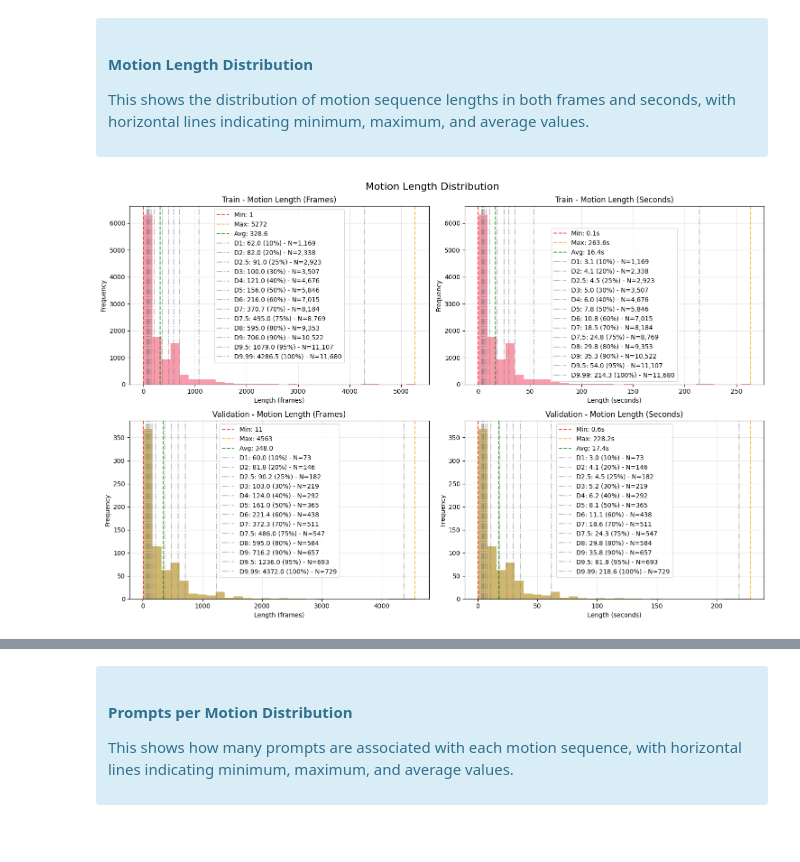
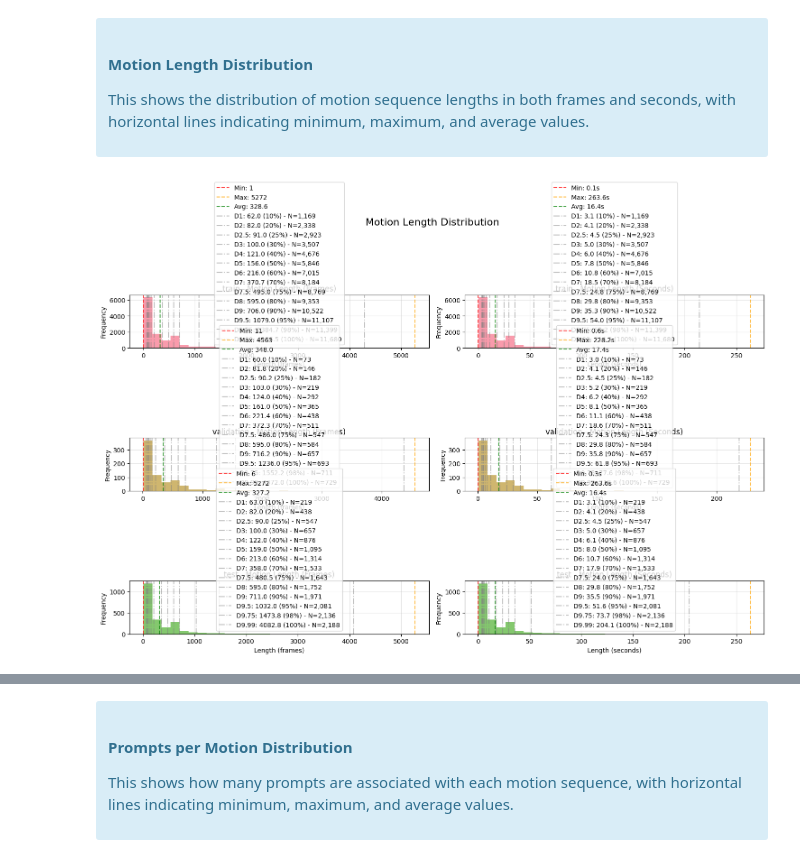
Before and after one commit to raideno/MoLiNER, a Jupyter notebook: notebooks/data/hml3d.hml3d.analysis.ipynb, the cells around one changed output, grey strips where cells are left out. Cells and saved outputs as stored; diff of their text form; code cells hidden in the pictures.

Commit message:
chore: rerun data analysis

```diff
--- a/notebooks/data/hml3d.hml3d.analysis.ipynb
+++ b/notebooks/data/hml3d.hml3d.analysis.ipynb
@@ -24,3 +22,8 @@ pipeline_name = "hml3d"
+# %%
+# Parameters
+dataset_name = "hml3d"
+pipeline_name = "hml3d"
+split_names = ["train", "validation", "test"]
 # %%
 dataset_classes = {
     "babel": BabelDataset,
@@ -47,14 +50,9 @@ else:
 # %%
-train_dataset = dataset_classes[dataset_name](
-    split="train",
-    pipeline=pipeline_name
-)
-print("[train_dataset.fingerprint]:", train_dataset.fingerprint)
-validation_dataset = dataset_classes[dataset_name](
-    split="validation",
-    pipeline=pipeline_name
-)
-print("[validation_dataset.fingerprint]:", validation_dataset.fingerprint)
-# TODO: add the test split when available
+split_datasets = [
+    dataset_classes[dataset_name](
+        split=split_name,
+        pipeline=pipeline_name
+    ) for split_name in split_names
+]
 # %% [output]
 Repo card metadata block was not found. Setting CardData to empty.
@@ -64,4 +61,4 @@ Repo card metadata block was not found. Setting CardData to empty.
 # %%
-print("[#train_dataset]:", len(train_dataset))
-print("[#validation_dataset]:", len(validation_dataset))
+for dataset, split_name in zip(split_datasets, split_names):
+    print(f"[#{split_name}]:", len(dataset))
 # %% [output]
@@ -183,10 +97,10 @@ validation_analysis = get_analysis_with_cache(dataset=validation_dataset, split_
 # %%
 print("=== BASIC STATISTICS ===")
-print(f"Train Dataset: {len(train_dataset)} samples")
-print(f"Validation Dataset: {len(validation_dataset)} samples")
+for split_dataset, split_name in zip(split_datasets, split_names):
+    print(f"[{split_name}-dataset]: {len(split_dataset)} samples")
 print()
 
-for analysis in [train_analysis, validation_analysis]:
+for analysis in analyses:
     name = analysis['dataset_name']
     print(f"{name} Dataset:")
     print(f"  Total prompts: {len(analysis['all_prompts'])}")
@@ -268,11 +182,11 @@ This shows the distribution of motion sequence lengths in both frames and second
 
 </div>
 # %%
-fig, axes = plt.subplots(2, 2, figsize=(15, 10))
+fig, axes = plt.subplots(len(analyses), 2, figsize=(15, 10))
 fig.suptitle('Motion Length Distribution', fontsize=16)
 
-for i, analysis in enumerate([train_analysis, validation_analysis]):
-    name = analysis['dataset_name']
+for i, analysis in enumerate(analyses):
+    name = analysis['split_name']
     lengths_frames = analysis['motion_lengths_frames']
     lengths_seconds = analysis['motion_lengths_seconds']
 
@@ -292,7 +206,7 @@ for i, analysis in enumerate([train_analysis, validation_analysis]):
         axes[i, 0].axvline(max_frames, color='orange', linestyle='--', alpha=0.7, label=f'Max: {max_frames}')
         axes[i, 0].axvline(avg_frames, color='green', linestyle='--', alpha=0.7, label=f'Avg: {avg_frames:.1f}')
 
-        for d in deciles:
+        for d in DECILES:
             decile = np.percentile(lengths_frames, d*10)
             # axes[i, 0].axvline(decile, color='gray', linestyle='-.', alpha=0.5, label=f'D{d}: {decile:.1f}')
             axes[i, 0].axvline(
@@ -306,32 +220,32 @@ for i, analysis in enumerate([train_analysis, validation_analysis]):
 
         # NOTE: seconds distribution
         axes[i, 1].hist(lengths_seconds, bins=30, alpha=0.7, color=f'C{i}')
         axes[i, 1].set_title(f'{name} - Motion Length (Seconds)')
         axes[i, 1].set_xlabel('Length (seconds)')
         axes[i, 1].set_ylabel('Frequency')
         axes[i, 1].grid(True, alpha=0.3)
 
         min_seconds = np.min(lengths_seconds)
         max_seconds = np.max(lengths_seconds)
         avg_seconds = np.mean(lengths_seconds)
 
         axes[i, 1].axvline(min_seconds, color='red', linestyle='--', alpha=0.7, label=f'Min: {min_seconds:.1f}s')
         axes[i, 1].axvline(max_seconds, color='orange', linestyle='--', alpha=0.7, label=f'Max: {max_seconds:.1f}s')
         axes[i, 1].axvline(avg_seconds, color='green', linestyle='--', alpha=0.7, label=f'Avg: {avg_seconds:.1f}s')
 
-        for d in deciles:
+        for d in DECILES:
             decile = np.percentile(lengths_seconds, d*10)
             # axes[i, 1].axvline(decile, color='gray', linestyle='-.', alpha=0.5, label=f'D{d}: {decile:.1f}s')
             axes[i, 1].axvline(
                 decile,
                 color='gray',
                 linestyle='-.',
                 alpha=0.5,
                 label=f'D{d}: {decile:.1f} ({d*10:.0f}%) - N={int(len(lengths_seconds)*d/10):,}'
             )
         axes[i, 1].legend()
 
 plt.tight_layout()
 plt.show()
 # %% [output]
-[figure, old version]
+[figure, new version]
```
Also changed, not shown: parts of 24 cells of this notebook, 14 other files.
